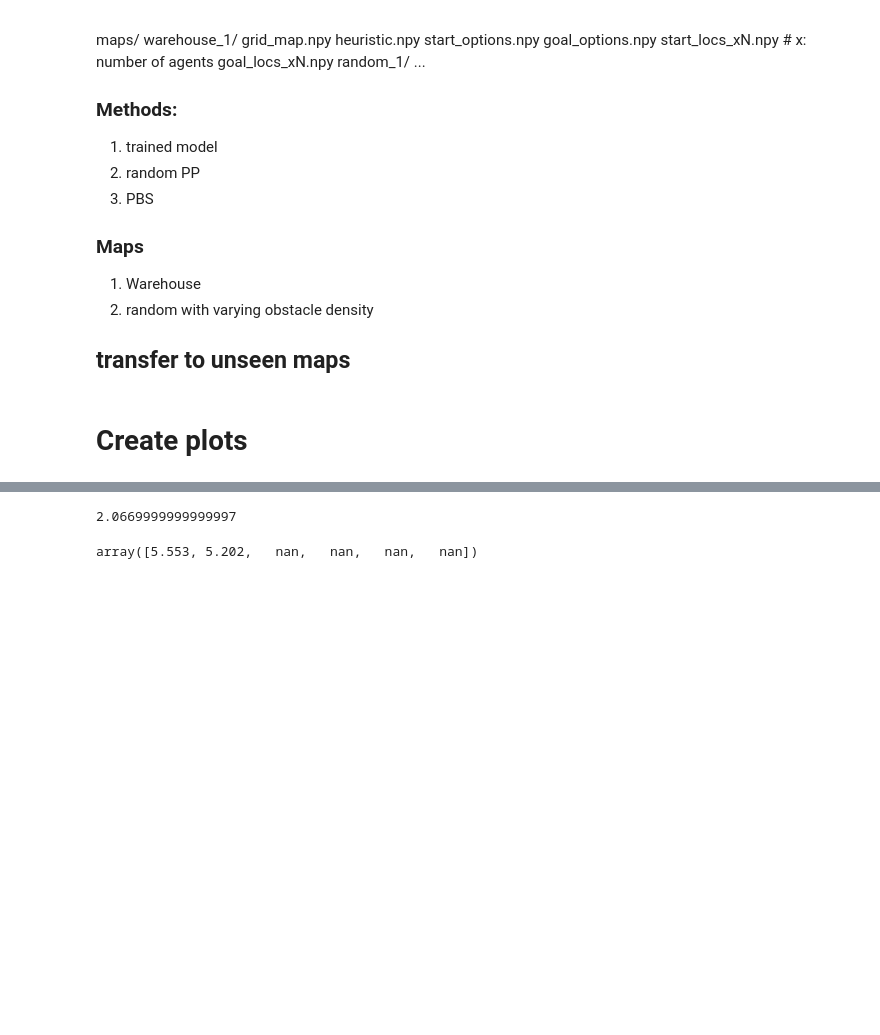
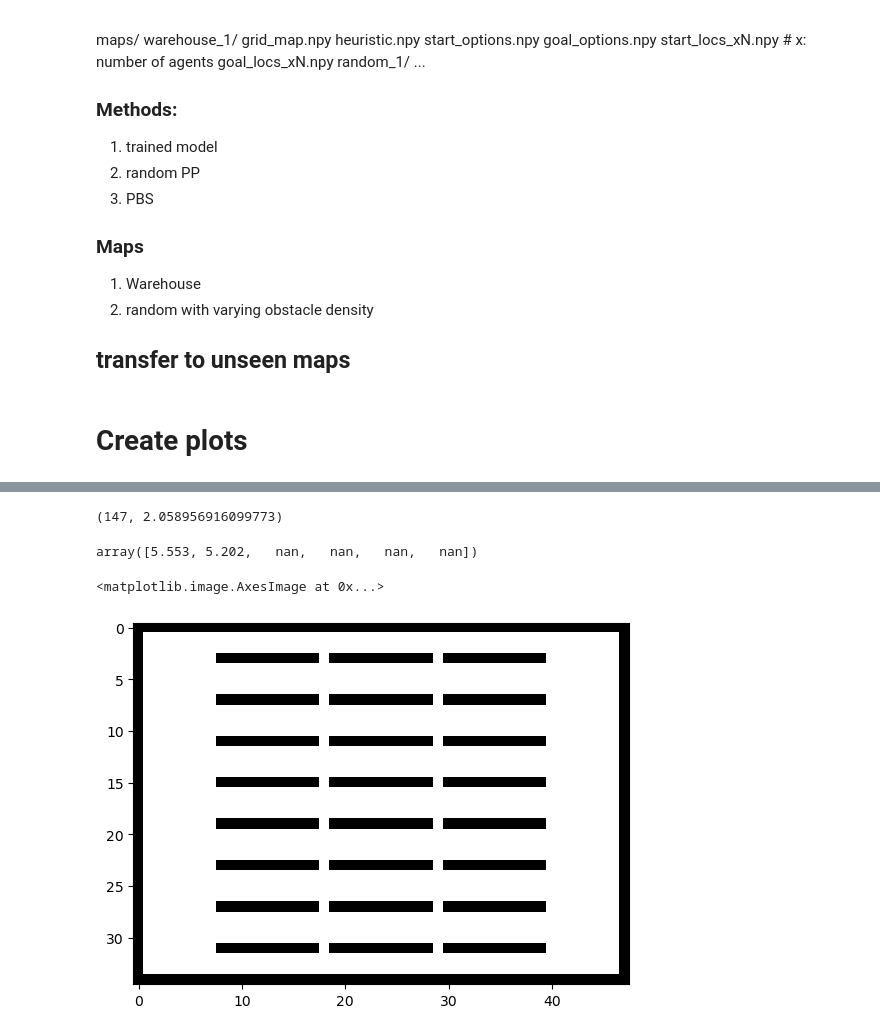
Before and after one commit to ervsam/congenial-lamp, a Jupyter notebook: generate_plots.ipynb, the cells around one changed output, grey strips where cells are left out. Drawn from its saved outputs; the diff is of its cells as text; code cells hidden in the pictures; blank space fills up the shorter version.

```diff
--- a/generate_plots.ipynb
+++ b/generate_plots.ipynb
@@ -150,15 +150,20 @@ plt.show()
 # %%
 config = config_file["generate_results"]
 DIR = config["root"] + config["subroot"]
-dir_results = DIR + "QTRAN" + "/" + grid_map + "/"
+dir_results = DIR + "random_PP" + "/" + grid_map + "/"
 with open(dir_results+"results.pkl", "rb") as f:
     results = pickle.load(f)
 
-np.mean(results[60]['num_goals_reached'])/window
+len(results[70]['runtimes']), np.mean(results[70]['num_goals_reached'])/window
 # %% [output]
-2.0669999999999997
+(147, 2.058956916099773)
 # %%
 # increase in percentage between QTRAN and random_PP of each number of agents
 np.round((np.array(throughput_QTRAN) - np.array(throughput_random_PP)) / np.array(throughput_random_PP) * 100, 3)
 # %% [output]
 array([5.553, 5.202,   nan,   nan,   nan,   nan])
+# %%
+plt.imshow(np.load("maps/warehouse_2/grid_map.npy"), cmap='binary')
+# %% [output]
+<matplotlib.image.AxesImage at 0x...>
+[figure, added]
```
Also changed, not shown: parts of 2 cells of this notebook, 9 other files.
